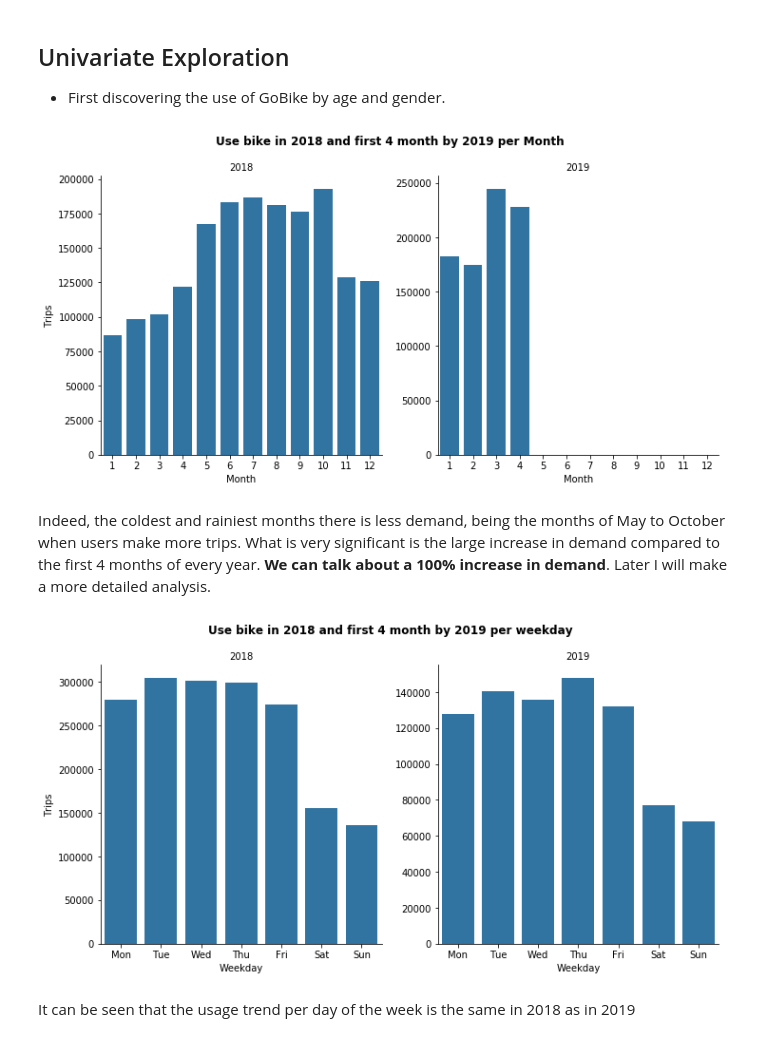
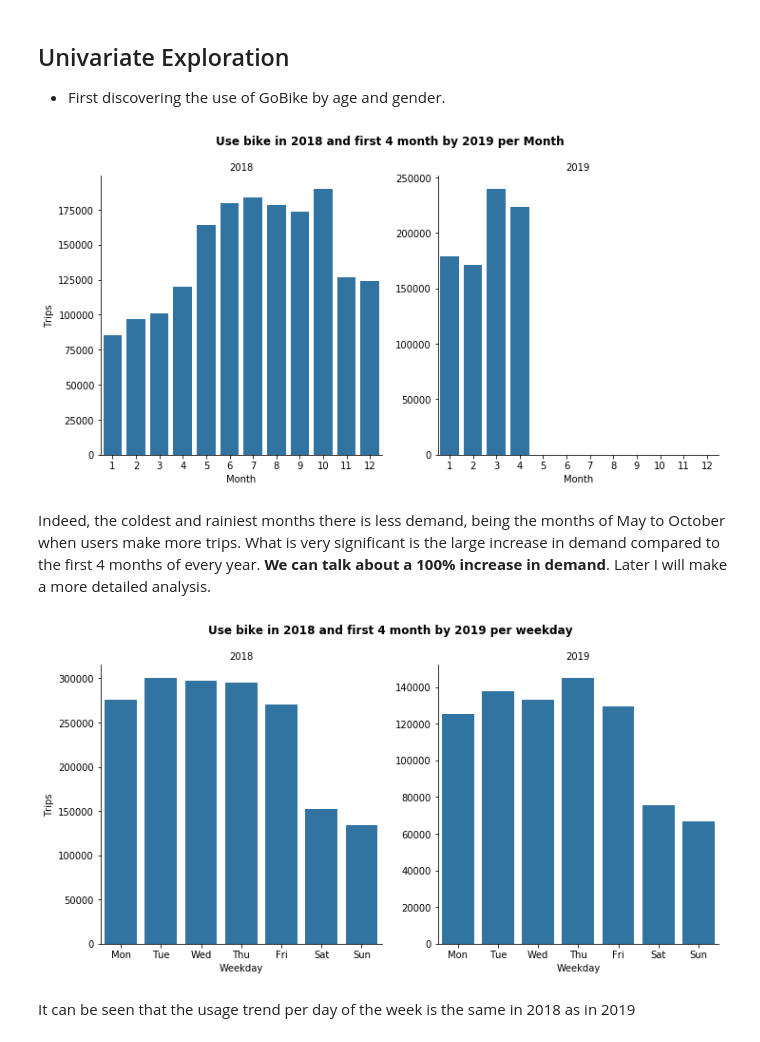
Before and after one commit to apozuelog/Data-visualization-project, a Jupyter notebook: exploration.ipynb, the cells around one changed output. Drawn from its saved outputs; the diff is of its cells as text; code cells hidden in the pictures.

```diff
--- a/exploration.ipynb
+++ b/exploration.ipynb
@@ -169,6 +170,8 @@ dtype: object
 #### Can be of the category type
 # %%
 df_clean.user_type = df_clean.user_type.astype('category')
+# Desechamos Other gender
+df_clean = df_clean.query('member_gender != "Other"')
 df_clean.member_gender = df_clean.member_gender.astype('category')
 df_clean.bike_share_for_all_trip = df_clean.bike_share_for_all_trip.astype('category')
 # %%
@@ -289,24 +292,24 @@ startstation19 = grouped19.groupby('start_station_name')
 endstation18 = grouped18.groupby('end_station_name')
 endstation19 = grouped19.groupby('end_station_name')
 # %%
-g = sns.catplot(data=df_clean, x='month', col="year", kind='count', sharey = False,
+g = sb.catplot(data=df_clean, x='month', col="year", kind='count', sharey = False,
             color = base_color)
 g.set_axis_labels("Month", "Trips")
 g.set_titles("{col_name}")
 g.fig.suptitle('Use bike in 2018 and first 4 month by 2019 per Month', y=1.05, fontsize=12, fontweight='semibold');
 # %% [output]
-[figure, old version]
+[figure, new version]
 # %% [markdown]
 Indeed, the coldest and rainiest months there is less demand, being the months of May to October when users make more trips.
 What is very significant is the large increase in demand compared to the first 4 months of every year. **We can talk about a 100% increase in demand**.
 Later I will make a more detailed analysis.
 # %%
-g = sns.catplot(data=df_clean, x='week', col="year", kind='count', sharey = False,
+g = sb.catplot(data=df_clean, x='week', col="year", kind='count', sharey = False,
             color = base_color, order = weekday)
 g.set_axis_labels("Weekday", "Trips")
 g.set_titles("{col_name}")
 g.fig.suptitle('Use bike in 2018 and first 4 month by 2019 per weekday', y=1.05, fontsize=12, fontweight='semibold');
 # %% [output]
-[figure, old version]
+[figure, new version]
 # %% [markdown]
 It can be seen that the usage trend per day of the week is the same in 2018 as in 2019
```
Also changed, not shown: parts of 12 cells of this notebook.
